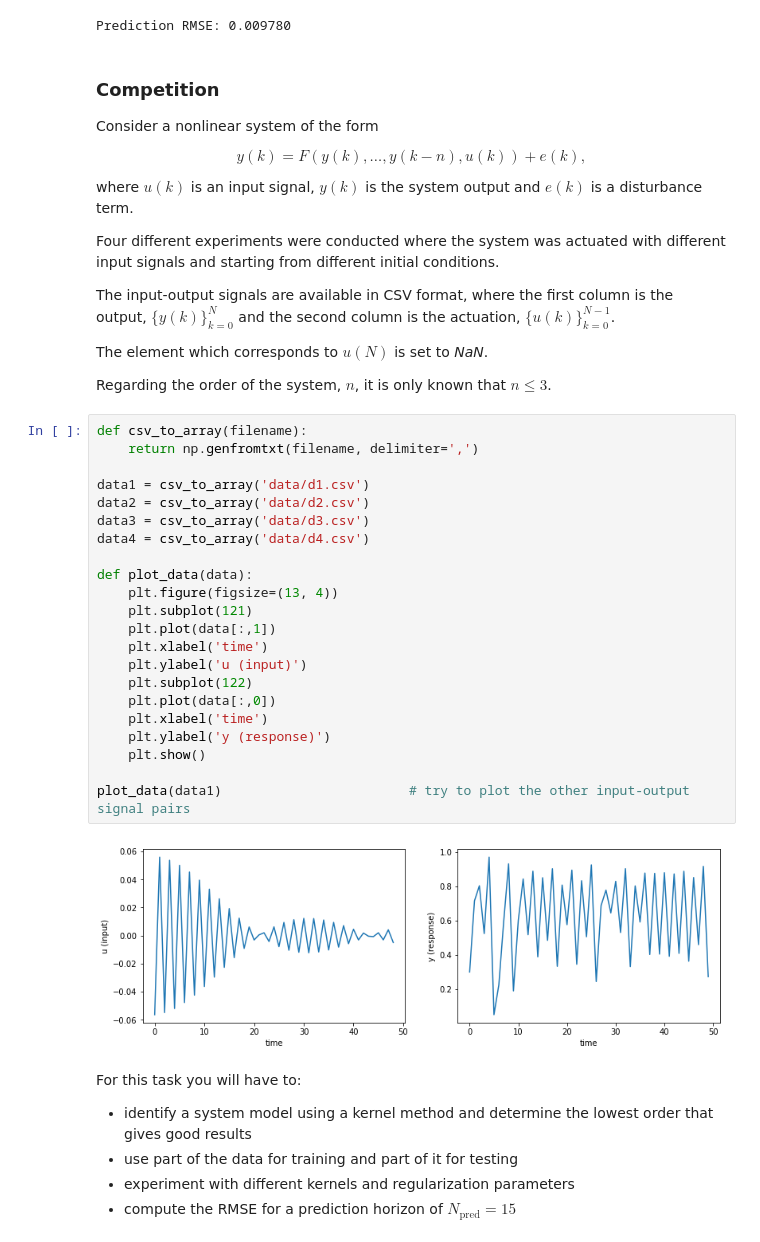
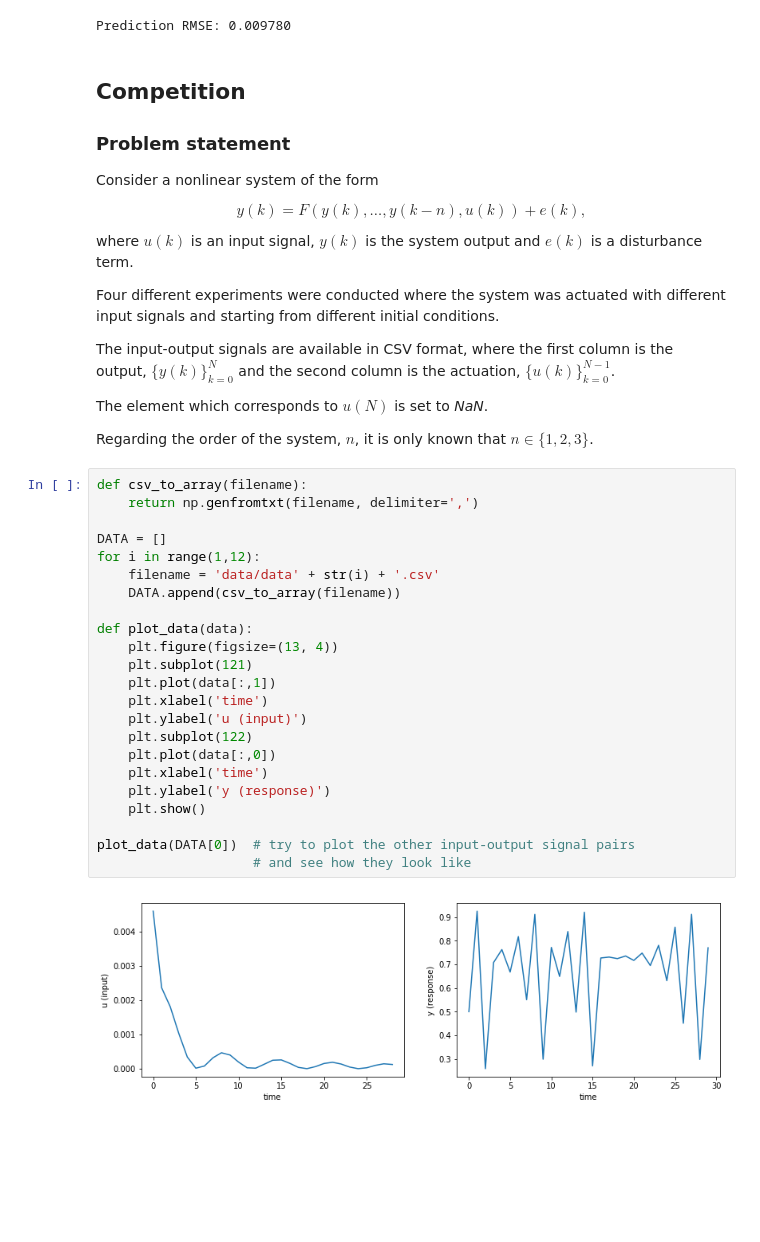
Before and after one commit to KIOS-Research/KIOS-Graduate-Summer-School-2018, a Jupyter notebook: material/sysid/sysid_rkhs.ipynb, the cells around one changed output. Cells and saved outputs as stored; diff of their text form; blank space fills up the shorter version.

Commit message:
:hammer: nonlinear sysid competition notes and explanations preparation of competition material

```diff
--- a/material/sysid/sysid_rkhs.ipynb
+++ b/material/sysid/sysid_rkhs.ipynb
@@ -573,7 +573,9 @@ print('Prediction RMSE: {:f}'.format(prmse))
 # %% [output]
 Prediction RMSE: 0.009780
 # %% [markdown]
-### Competition
+## Competition
+
+### Problem statement
 
 Consider a nonlinear system of the form
 
@@ -589,35 +591,29 @@ The input-output signals are available in CSV format, where the first column is
 
 The element which corresponds to $u(N)$ is set to _NaN_.
 
-Regarding the order of the system, $n$, it is only known that $n\leq 3$.
+Regarding the order of the system, $n$, it is only known that $n \in \{1,2,3\}$.
 # %%
 def csv_to_array(filename):
     return np.genfromtxt(filename, delimiter=',')
 
-data1 = csv_to_array('data/d1.csv')
-data2 = csv_to_array('data/d2.csv')
-data3 = csv_to_array('data/d3.csv')
-data4 = csv_to_array('data/d4.csv')
+DATA = []
+for i in range(1,12):
+    filename = 'data/data' + str(i) + '.csv'
+    DATA.append(csv_to_array(filename))
 
 def plot_data(data):
     plt.figure(figsize=(13, 4))
     plt.subplot(121)
     plt.plot(data[:,1])
     plt.xlabel('time')
     plt.ylabel('u (input)')
     plt.subplot(122)
     plt.plot(data[:,0])
     plt.xlabel('time')
     plt.ylabel('y (response)')
     plt.show()
 
-plot_data(data1)                        # try to plot the other input-output signal pairs
+plot_data(DATA[0])  # try to plot the other input-output signal pairs
+                    # and see how they look like
 # %% [output]
-[figure, old version]
+[figure, new version]
-# %% [markdown]
-For this task you will have to:
-
-- identify a system model using a kernel method and determine the lowest order that gives good results
-- use part of the data for training and part of it for testing
-- experiment with different kernels and regularization parameters
-- compute the RMSE for a prediction horizon of $N_{\text{pred}}=15$
```
Also changed, not shown: parts of 1 cell of this notebook, 16 other files.
